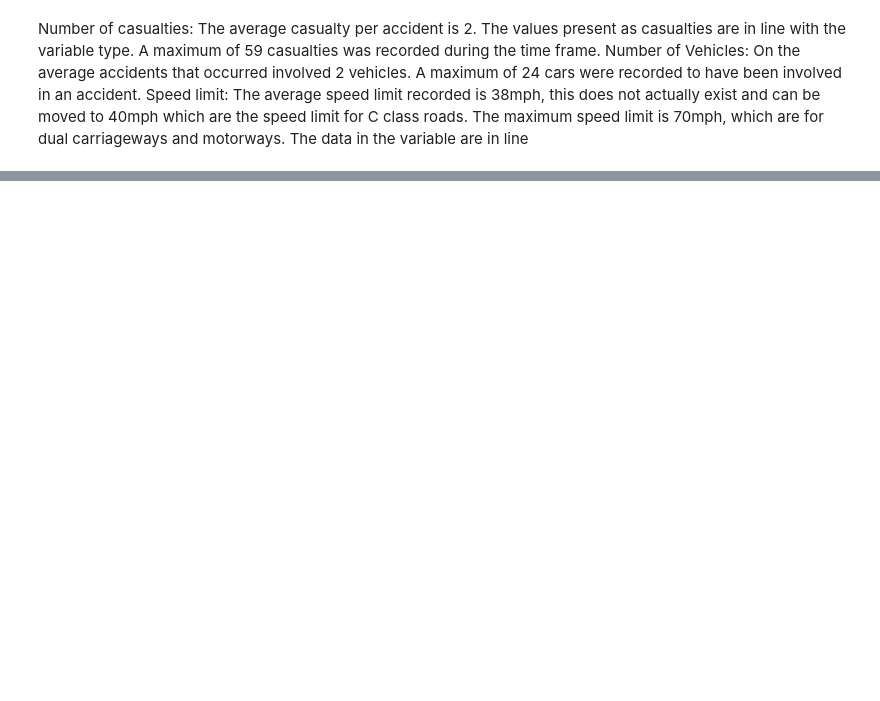
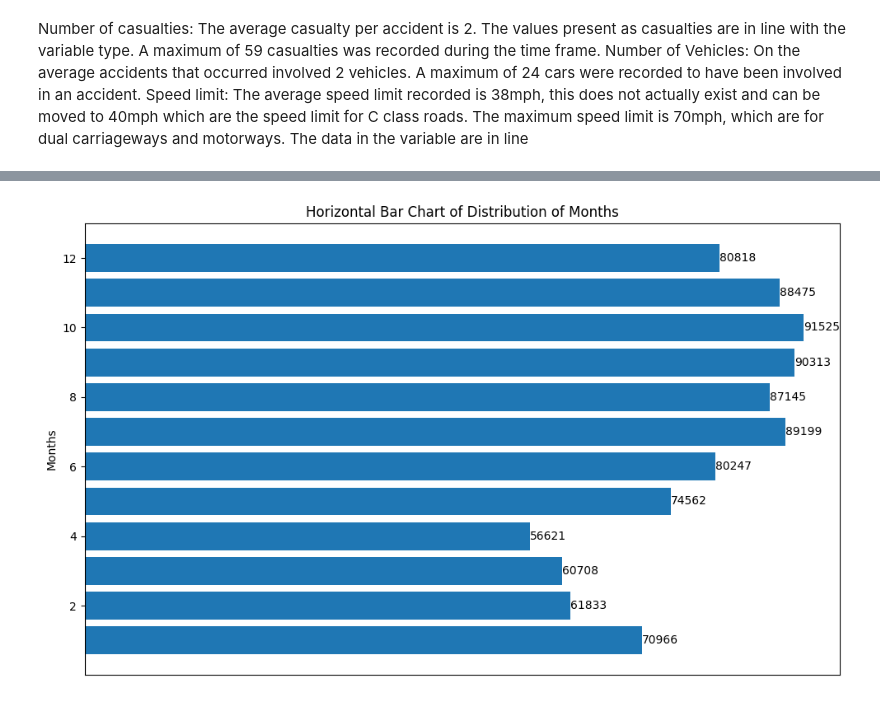
Before and after one commit to Otsemeuno/uk-road-accident, a Jupyter notebook: projectone_exploratory.ipynb, the cells around one changed output, grey strips where cells are left out. Saved outputs shown, nothing was run; the diff lists cells and outputs as text; code cells hidden in the pictures; blank space fills up the shorter version.

```diff
--- a/projectone_exploratory.ipynb
+++ b/projectone_exploratory.ipynb
@@ -140,0 +263,19 @@ Speed limit: The average speed limit recorded is 38mph, this does not actually e
+# %%
+def plot_horizontal_bar_chart(df_var, title):
+    result_df = freq_count(df_var)
+    # Plot horizontal bar chart
+    plt.figure(figsize=(10, 6))
+    bars = plt.barh(result_df.index, result_df['Frequency'])
+    plt.ylabel(title)
+    plt.xlabel('Frequency')
+    plt.title(f'Horizontal Bar Chart of Distribution of {title}')
+    plt.gca().axes.get_xaxis().set_visible(False)  # Hide x-axis label
+    for bar in bars:
+        width = bar.get_width()
+        plt.text(width, bar.get_y() + bar.get_height() / 2, width, ha='left', va='center')
+    plt.tight_layout()
+    plt.show()
+# %%
+plot_horizontal_bar_chart(df['month'], 'Months')
+# %% [output]
+[figure, added]
```
Also changed, not shown: parts of 11 cells of this notebook.
